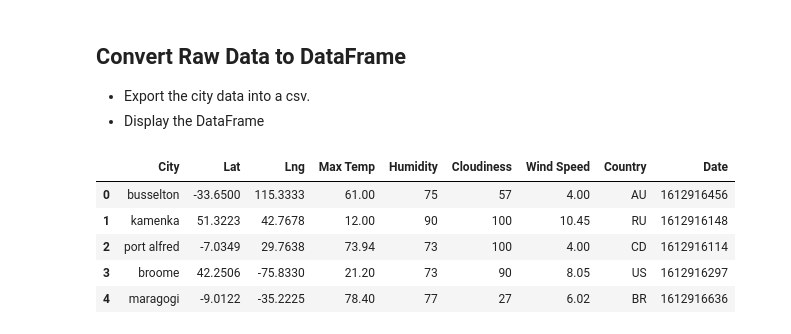
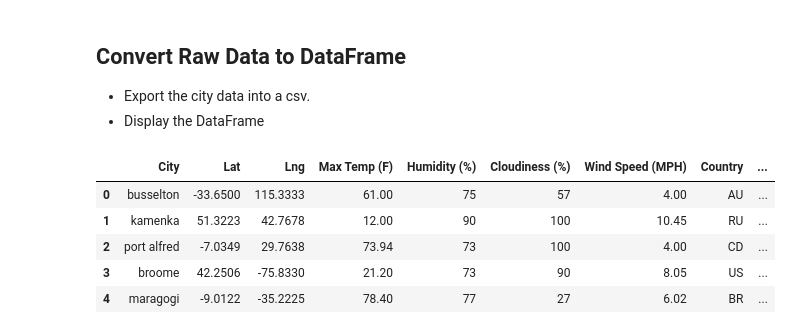
Before and after one commit to chiiliensun/PythonAPIs, a Jupyter notebook: WeatherPy/WeatherPy_code.ipynb, the cells around one changed output. Cells and saved outputs as stored; diff of their text form; code cells hidden in the pictures.

```diff
--- a/WeatherPy/WeatherPy_code.ipynb
+++ b/WeatherPy/WeatherPy_code.ipynb
@@ -129,23 +129,25 @@ Data Retrieval Complete
 # %%
 # Create a panda data frame using data retrieved
 weather_df = pd.DataFrame({
                 "City" : city_count,
                 "Lat" : lat,
                 "Lng" : lng,
-                "Max Temp" : max_temp,
-                "Humidity" : humidity,
-                "Cloudiness" : cloudiness,
-                "Wind Speed" : wind_speed,
+                "Max Temp (F)" : max_temp,
+                "Humidity (%)" : humidity,
+                "Cloudiness (%)" : cloudiness,
+                "Wind Speed (MPH)" : wind_speed,
                 "Country" : country,
                 "Date" : dates,
 })
+
+weather_df['City']
 weather_df.head()
 # %% [output]
-|  | City | Lat | Lng | Max Temp | Humidity | Cloudiness | Wind Speed | Country | Date |
-| 0 | busselton | -33.6500 | 115.3333 | 61.00 | 75 | 57 | 4.00 | AU | 1612916456 |
-| 1 | kamenka | 51.3223 | 42.7678 | 12.00 | 90 | 100 | 10.45 | RU | 1612916148 |
-| 2 | port alfred | -7.0349 | 29.7638 | 73.94 | 73 | 100 | 4.00 | CD | 1612916114 |
-| 3 | broome | 42.2506 | -75.8330 | 21.20 | 73 | 90 | 8.05 | US | 1612916297 |
-| 4 | maragogi | -9.0122 | -35.2225 | 78.40 | 77 | 27 | 6.02 | BR | 1612916636 |
+|  | City | Lat | Lng | Max Temp (F) | Humidity (%) | Cloudiness (%) | Wind Speed (MPH) | Country | ... |
+| 0 | busselton | -33.6500 | 115.3333 | 61.00 | 75 | 57 | 4.00 | AU | ... |
+| 1 | kamenka | 51.3223 | 42.7678 | 12.00 | 90 | 100 | 10.45 | RU | ... |
+| 2 | port alfred | -7.0349 | 29.7638 | 73.94 | 73 | 100 | 4.00 | CD | ... |
+| 3 | broome | 42.2506 | -75.8330 | 21.20 | 73 | 90 | 8.05 | US | ... |
+| 4 | maragogi | -9.0122 | -35.2225 | 78.40 | 77 | 27 | 6.02 | BR | ... |
 # %%
 weather_df.to_csv('../Output_files/cities_weather.csv', index=False, header=True)
```
Also changed, not shown: parts of 20 cells of this notebook, 5 other files.
